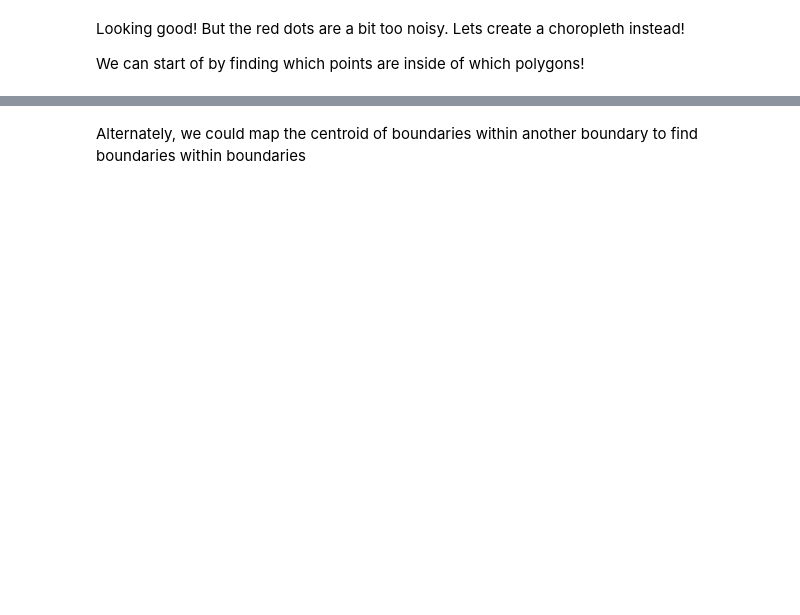
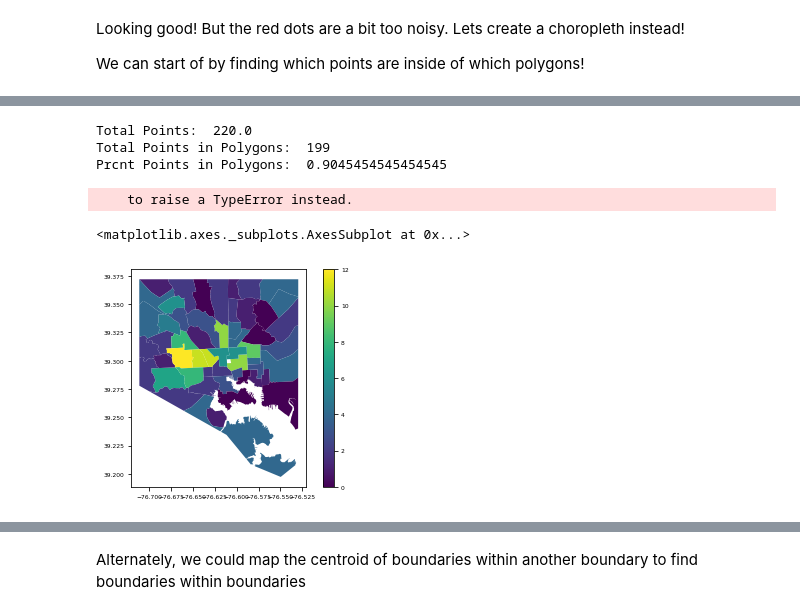
Before and after one commit to karpatic/dataplay, a Jupyter notebook: notebooks/03_Map_Basics_Intake_and_Operations.ipynb, the cells around one changed output, grey strips where cells are left out. Drawn from its saved outputs; the diff is of its cells as text; code cells hidden in the pictures; blank space fills up the shorter version.

```diff
--- a/notebooks/03_Map_Basics_Intake_and_Operations.ipynb
+++ b/notebooks/03_Map_Basics_Intake_and_Operations.ipynb
@@ -1229,10 +1218,14 @@ a choropleth map is created at the bottom of the output once the the code below
 # %%
 # https://stackoverflow.com/questions/27606924/count-number-of-points-in-multipolygon-shapefile-using-python
 ptsCoordCol = 'geometry'
 polygonsCoordCol = 'geometry'
 
-pointsInPolysChloro = workWithGeometryData('pinp', points, gdf, 'geometry' , 'geometry')
-
-# And now that we have that settled, lets map it!
-
-pointsInPolysChloro.plot( column='number of points', legend=True)
+pointsInPolys = workWithGeometryData('pinp', foodPantryLocations[ foodPantryLocations.City_1 == 'Baltimore' ], csa_gdf, 'geometry' , 'geometry')
+pointsInPolys.plot(column='number of points', legend=True)
+# %% [output]
+Total Points:  220.0
+Total Points in Polygons:  199
+Prcnt Points in Polygons:  0.9045454545454545
+    to raise a TypeError instead.
+<matplotlib.axes._subplots.AxesSubplot at 0x...>
+[figure, added]
```
Also changed, not shown: parts of 35 cells of this notebook, 13 other files.
